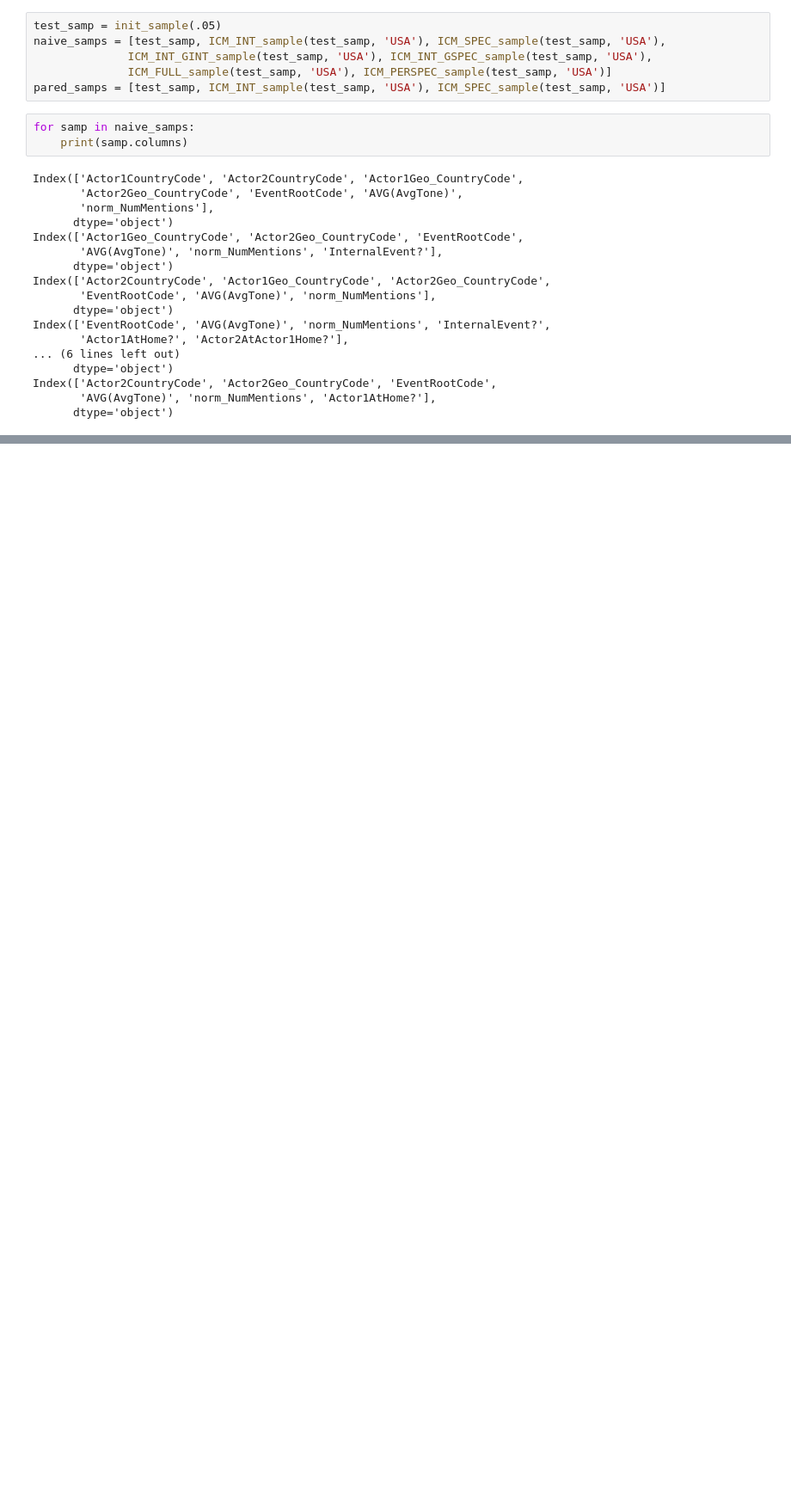
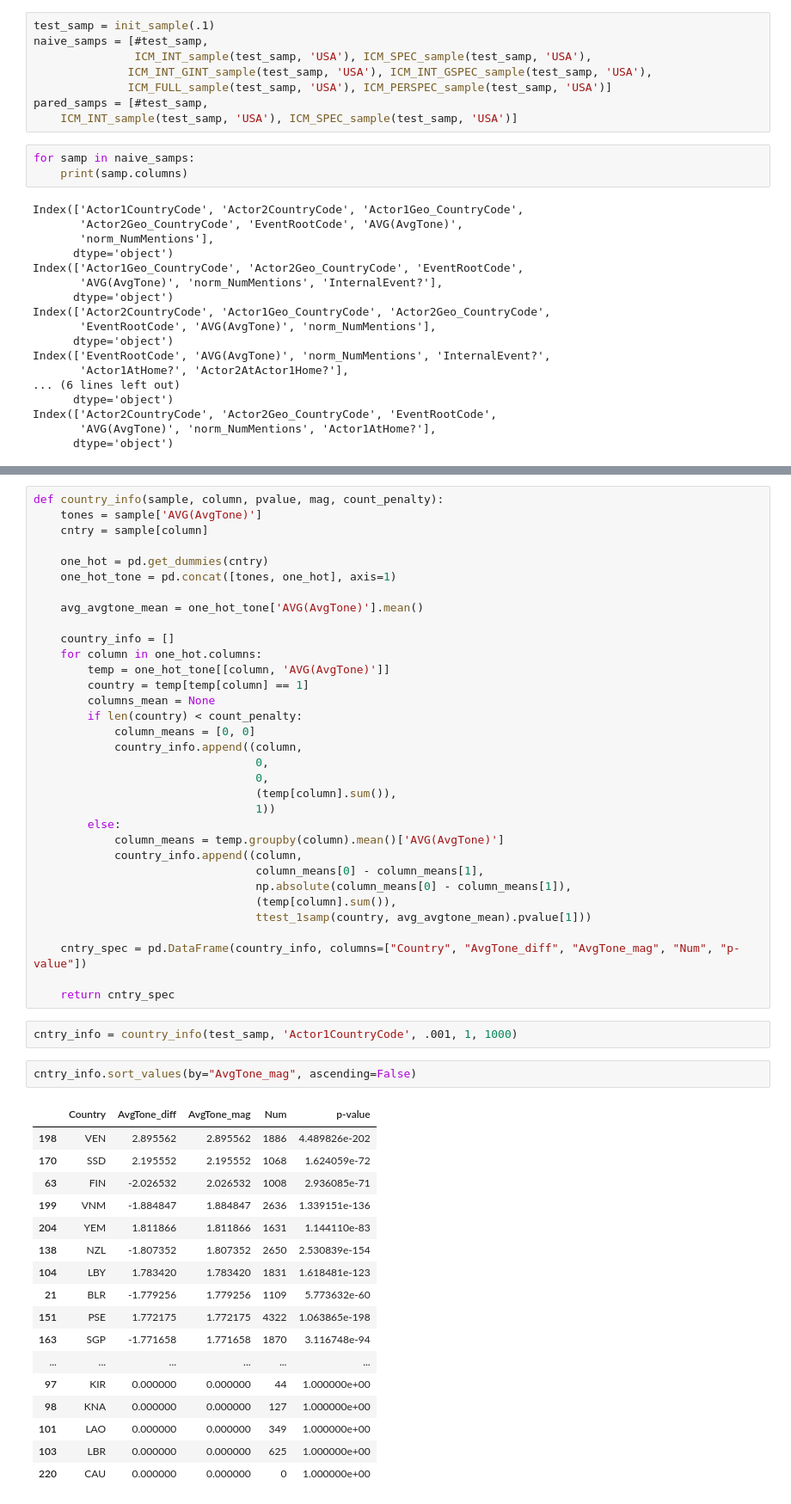
Before and after one commit to eistre91/thinkful-projects, a Jupyter notebook: GDELT Supervised Learning - Formalizing Model Constructors.ipynb, the cells around one changed output, grey strips where cells are left out. Shown: that part at 86% size. Cells and saved outputs as stored; diff of their text form; blank space fills up the shorter version.

Commit message:
Update model constructors and add some test models

```diff
--- a/GDELT Supervised Learning - Formalizing Model Constructors.ipynb
+++ b/GDELT Supervised Learning - Formalizing Model Constructors.ipynb
@@ -855,11 +923,13 @@ def ICM_PERSPEC_sample(sample, country):
                                      , axis=1)
     return cntry_sample
 # %%
-test_samp = init_sample(.05)
-naive_samps = [test_samp, ICM_INT_sample(test_samp, 'USA'), ICM_SPEC_sample(test_samp, 'USA'),
+test_samp = init_sample(.1)
+naive_samps = [#test_samp,
+               ICM_INT_sample(test_samp, 'USA'), ICM_SPEC_sample(test_samp, 'USA'),
               ICM_INT_GINT_sample(test_samp, 'USA'), ICM_INT_GSPEC_sample(test_samp, 'USA'),
               ICM_FULL_sample(test_samp, 'USA'), ICM_PERSPEC_sample(test_samp, 'USA')]
-pared_samps = [test_samp, ICM_INT_sample(test_samp, 'USA'), ICM_SPEC_sample(test_samp, 'USA')]
+pared_samps = [#test_samp,
+    ICM_INT_sample(test_samp, 'USA'), ICM_SPEC_sample(test_samp, 'USA')]
 # %%
 for samp in naive_samps:
     print(samp.columns)
@@ -954,0 +1239,55 @@ Index(['AVG(AvgTone)', 'norm_NumMentions', 'InternalEvent?',
+# %%
+def country_info(sample, column, pvalue, mag, count_penalty):
+    tones = sample['AVG(AvgTone)']
+    cntry = sample[column]
+
+    one_hot = pd.get_dummies(cntry)
+    one_hot_tone = pd.concat([tones, one_hot], axis=1)
+
+    avg_avgtone_mean = one_hot_tone['AVG(AvgTone)'].mean()
+
+    country_info = []
+    for column in one_hot.columns:
+        temp = one_hot_tone[[column, 'AVG(AvgTone)']]
+        country = temp[temp[column] == 1]
+        columns_mean = None
+        if len(country) < count_penalty:
+            column_means = [0, 0]
+            country_info.append((column,
+                                 0,
+                                 0,
+                                 (temp[column].sum()),
+                                 1))
+        else:
+            column_means = temp.groupby(column).mean()['AVG(AvgTone)']
+            country_info.append((column,
+                                 column_means[0] - column_means[1],
+                                 np.absolute(column_means[0] - column_means[1]),
+                                 (temp[column].sum()),
+                                 ttest_1samp(country, avg_avgtone_mean).pvalue[1]))
+
+    cntry_spec = pd.DataFrame(country_info, columns=["Country", "AvgTone_diff", "AvgTone_mag", "Num", "p-value"])
+
+    return cntry_spec
+# %%
+cntry_info = country_info(test_samp, 'Actor1CountryCode', .001, 1, 1000)
+# %%
+cntry_info.sort_values(by="AvgTone_mag", ascending=False)
+# %% [output]
+|  | Country | AvgTone_diff | AvgTone_mag | Num | p-value |
+| 198 | VEN | 2.895562 | 2.895562 | 1886 | 4.489826e-202 |
+| 170 | SSD | 2.195552 | 2.195552 | 1068 | 1.624059e-72 |
+| 63 | FIN | -2.026532 | 2.026532 | 1008 | 2.936085e-71 |
+| 199 | VNM | -1.884847 | 1.884847 | 2636 | 1.339151e-136 |
+| 204 | YEM | 1.811866 | 1.811866 | 1631 | 1.144110e-83 |
+| 138 | NZL | -1.807352 | 1.807352 | 2650 | 2.530839e-154 |
+| 104 | LBY | 1.783420 | 1.783420 | 1831 | 1.618481e-123 |
+| 21 | BLR | -1.779256 | 1.779256 | 1109 | 5.773632e-60 |
+| 151 | PSE | 1.772175 | 1.772175 | 4322 | 1.063865e-198 |
+| 163 | SGP | -1.771658 | 1.771658 | 1870 | 3.116748e-94 |
+| ... | ... | ... | ... | ... | ... |
+| 97 | KIR | 0.000000 | 0.000000 | 44 | 1.000000e+00 |
+| 98 | KNA | 0.000000 | 0.000000 | 127 | 1.000000e+00 |
+| 101 | LAO | 0.000000 | 0.000000 | 349 | 1.000000e+00 |
+| 103 | LBR | 0.000000 | 0.000000 | 625 | 1.000000e+00 |
+| 220 | CAU | 0.000000 | 0.000000 | 0 | 1.000000e+00 |
```
Also changed, not shown: parts of 43 cells of this notebook.
